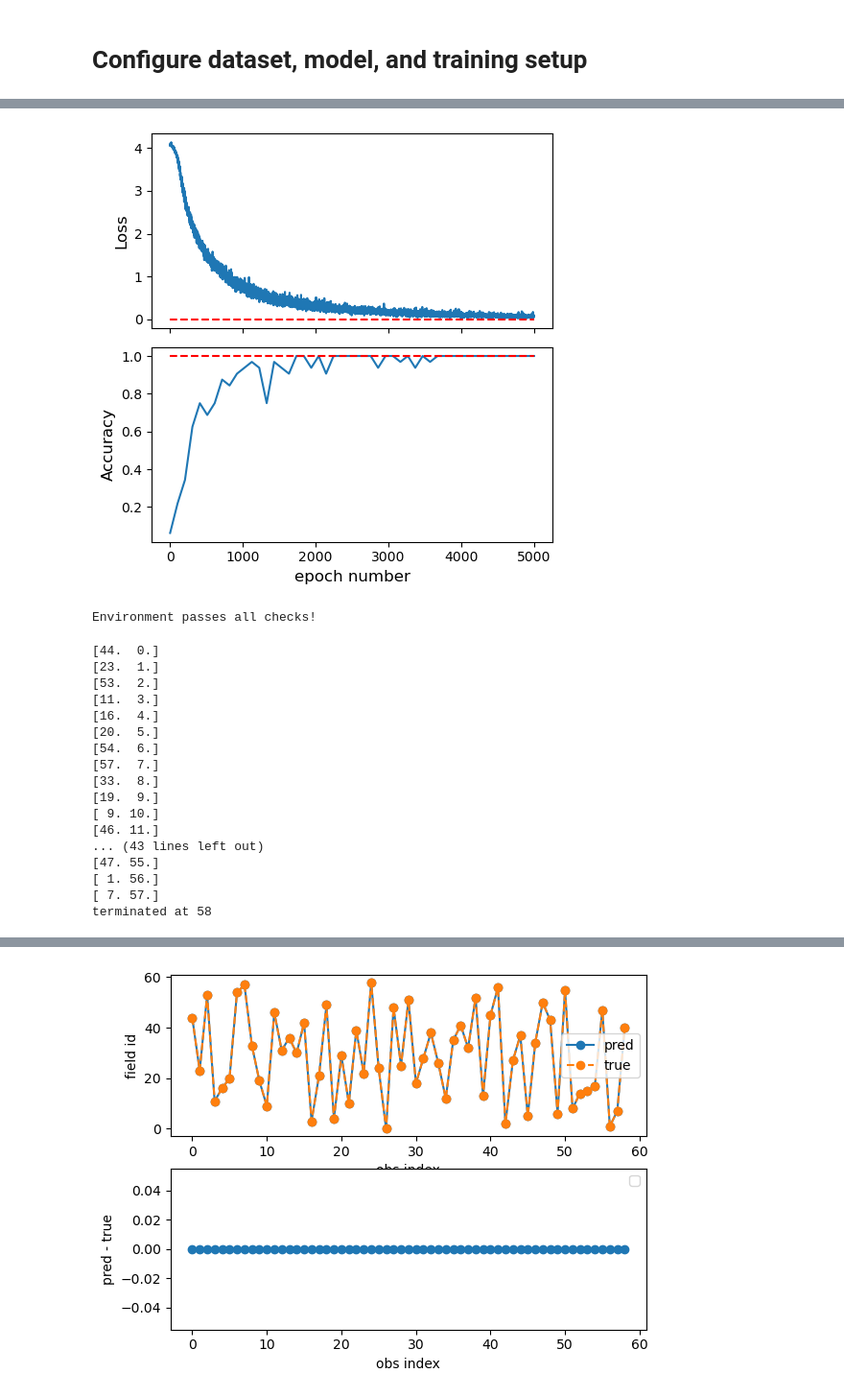
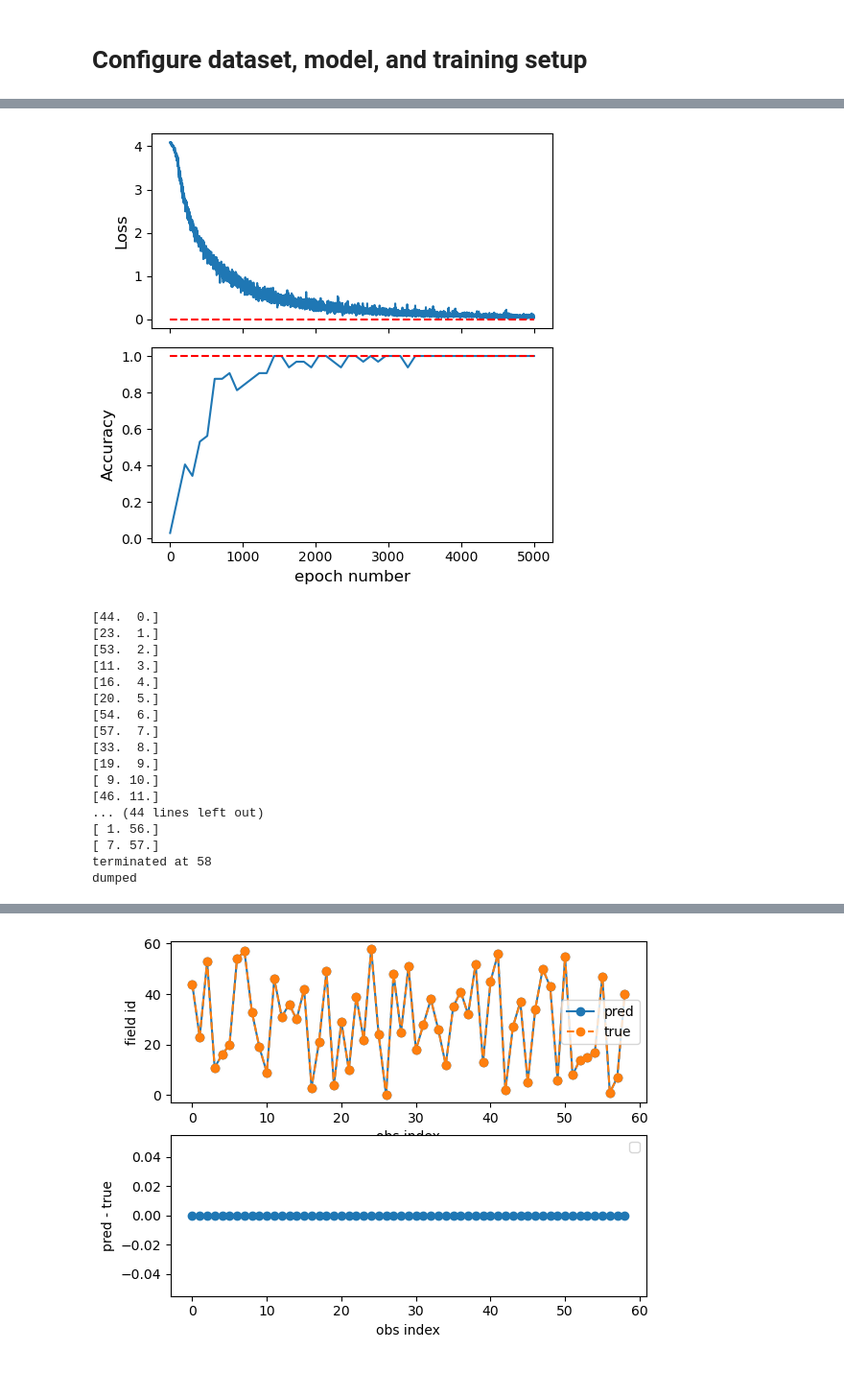
Before and after one commit to rachelhur/survey-ops, a Jupyter notebook: notebooks/draft.ipynb, the cells around one changed output, grey strips where cells are left out. Shown at 96% size. Drawn from its saved outputs; the diff is of its cells as text; code cells hidden in the pictures.

```diff
--- a/notebooks/draft.ipynb
+++ b/notebooks/draft.ipynb
@@ -205,14 +258,17 @@ Epoch 3500: Accuracy = 0.969, Loss = 0.2402
+# %%
+with open(outdir + 'train_metrics.pkl', 'rb') as handle:
+    train_metrics = pickle.load(handle)
 # %%
 fig, axs = plt.subplots(2, sharex=True, figsize=(5, 5))
-axs[0].plot(agent.loss_history)
+axs[0].plot(train_metrics['loss_history'])
 axs[0].hlines(y=0, xmin=0, xmax=5000, color='red', linestyle='--')
 axs[0].set_ylabel('Loss', fontsize=12)
-axs[1].plot(np.linspace(0, len(agent.loss_history), len(agent.accuracies)), agent.accuracies)
+axs[1].plot(np.linspace(0, len(train_metrics['loss_history']), len(train_metrics['test_acc_history'])), train_metrics['test_acc_history'])
 axs[1].hlines(y=1, xmin=0, xmax=5000, color='red', linestyle='--')
 axs[1].set_xlabel('epoch number', fontsize=12)
 axs[1].set_ylabel('Accuracy', fontsize=12)
 axs[1].set_xlabel('epoch number', fontsize=12)
 fig.tight_layout()
-fig.savefig(fig_outdir + 'train_q_history.png')
+fig.savefig(fig_outdir + 'train_history.png')
 # %% [output]
-[figure, old version]
+[figure, new version]
@@ -221,32 +275,7 @@ from environments import TelescopeEnv_v0
-# %%
-# for eval step only
-env_config = {
-    'id': f"gymnasium_env/{env_name}",
-    'dataset': dataset
-}
-
-gym.register(
-    id=f"gymnasium_env/{env_name}",
-    entry_point=TelescopeEnv_v0,
-    max_episode_steps=300,  # Prevent infinite episodes. Here just set to 300 even though episode will terminate when stepping to last element of sequence
-)
-
-env = gym.make(**env_config)
-# Create multiple environments for parallel training
-# vec_env = gym.make_vec("gymnasium_env/SimpleTel-v0", num_envs=5, vectorization_mode='sync', Nf=Nf, target_sequence=true_sequence, nv_max=nv_max)
-
-from gymnasium.utils.env_checker import check_env
-
-# This will catch many common issues
-try:
-    check_env(env.unwrapped)
-    print("Environment passes all checks!")
-except Exception as e:
-    print(f"Environment has issues: {e}")
-# %% [output]
-Environment passes all checks!
 # %%
-eval_metrics = agent.evaluate(env=env, num_episodes=1)
+agent.evaluate(env=env, num_episodes=1)
+with open(outdir + 'eval_metrics.pkl', 'rb') as handle:
+    eval_metrics = pickle.load(handle)
 # %% [output]
 [44.  0.]
 [23.  1.]
@@ -260,8 +289,8 @@ eval_metrics = agent.evaluate(env=env, num_episodes=1)
 [19.  9.]
 [ 9. 10.]
 [46. 11.]
-... (43 lines left out)
-[47. 55.]
+... (44 lines left out)
 [ 1. 56.]
 [ 7. 57.]
 terminated at 58
+dumped
```
Also changed, not shown: parts of 12 cells of this notebook, 3 other files.
